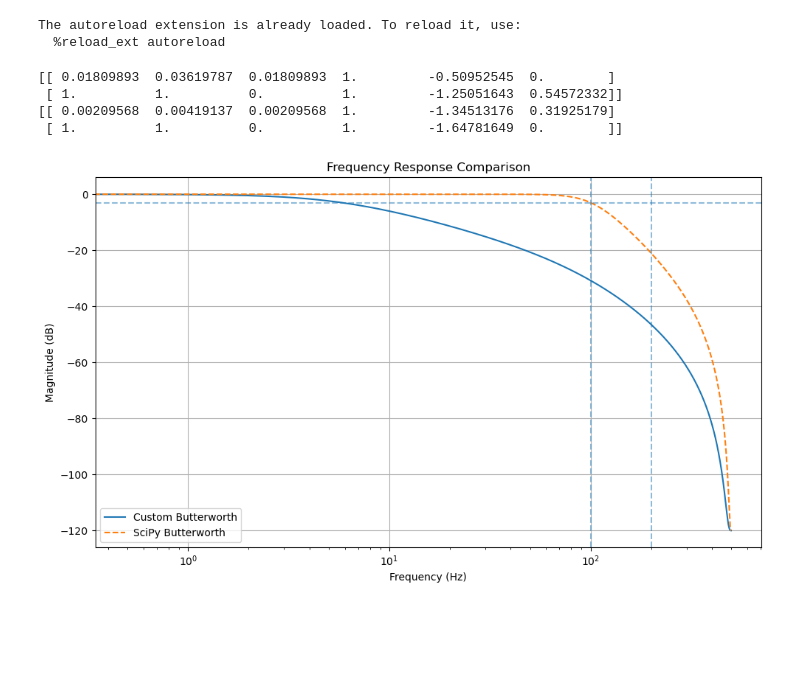
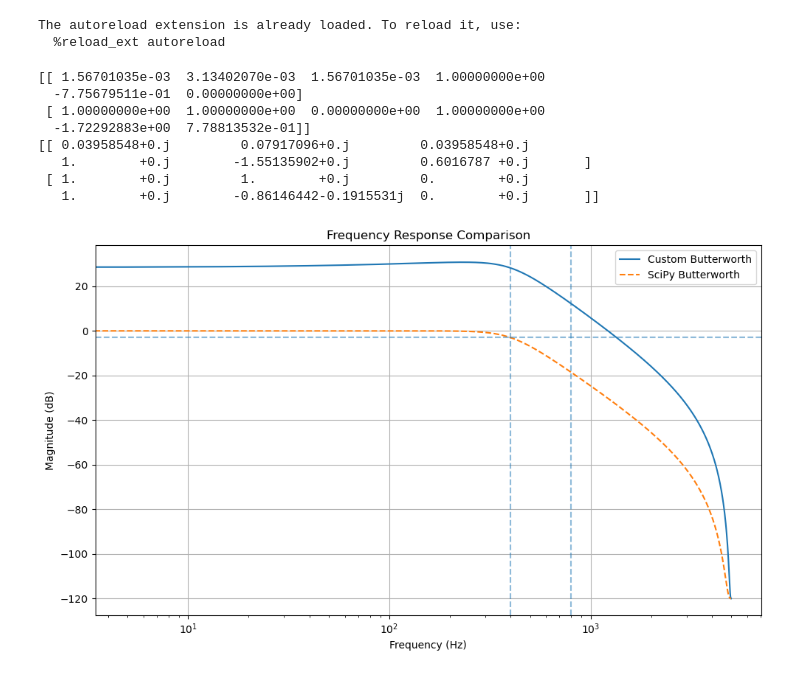
Before and after one commit to emlearn/emlearn-micropython, a Jupyter notebook: examples/filters_iir/FilterTests.ipynb, the cells around one changed output. Drawn from its saved outputs; the diff is of its cells as text; code cells hidden in the pictures; blank space fills up the shorter version.

```diff
--- a/examples/filters_iir/FilterTests.ipynb
+++ b/examples/filters_iir/FilterTests.ipynb
@@ -15,44 +15,48 @@ import matplotlib.pyplot as plt
 # Include the `design_butterworth()` function from above here
 
 # === Validation setup ===
-fs = 1000           # Sampling frequency (Hz)
+fs = 10000           # Sampling frequency (Hz)
 order = 3         # Filter order
-cutoff = 100        # Lowpass cutoff (Hz)
+cutoff = 400        # Lowpass cutoff (Hz)
 ftype = 'lowpass'   # Filter type
 
 # Your custom filter coefficients (SOS)
 custom_sos = design_butterworth(order, ftype, fs, cutoff)
 
 # SciPy reference filter (matched settings)
 nyq = fs / 2
 scipy_sos = signal.butter(order, cutoff, btype=ftype, output='sos', fs=fs)
 
 import numpy
 print(numpy.array(scipy_sos))
 print(numpy.array(custom_sos))
 
 # === Frequency response comparison ===
 def plot_sos_response(sos, label, style='-'):
     w, h = signal.sosfreqz(sos, worN=1024, fs=fs)
     plt.plot(w, 20 * np.log10(abs(h) + 1e-6), style, label=label)
 
 plt.figure(figsize=(10, 6))
 plot_sos_response(custom_sos, 'Custom Butterworth')
 plot_sos_response(scipy_sos, 'SciPy Butterworth', '--')
 plt.title('Frequency Response Comparison')
 plt.xlabel('Frequency (Hz)')
 plt.xscale('log')
 plt.ylabel('Magnitude (dB)')
 plt.axvline(cutoff, ls='--', alpha=0.5)
 plt.axvline(cutoff*2, ls='--', alpha=0.5)
 plt.axhline(-3.0, ls='--', alpha=0.5)
 plt.grid(True)
 plt.legend()
 plt.tight_layout()
 plt.show()
 # %% [output]
-[[ 0.01809893  0.03619787  0.01809893  1.         -0.50952545  0.        ]
- [ 1.          1.          0.          1.         -1.25051643  0.54572332]]
-[[ 0.00209568  0.00419137  0.00209568  1.         -1.34513176  0.31925179]
- [ 1.          1.          0.          1.         -1.64781649  0.        ]]
+[[ 1.56701035e-03  3.13402070e-03  1.56701035e-03  1.00000000e+00
+  -7.75679511e-01  0.00000000e+00]
+ [ 1.00000000e+00  1.00000000e+00  0.00000000e+00  1.00000000e+00
+  -1.72292883e+00  7.78813532e-01]]
+[[ 0.03958548+0.j         0.07917096+0.j         0.03958548+0.j
+   1.        +0.j        -1.55135902+0.j         0.6016787 +0.j       ]
+ [ 1.        +0.j         1.        +0.j         0.        +0.j
+   1.        +0.j        -0.86146442-0.1915531j  0.        +0.j       ]]
-[figure, old version]
+[figure, new version]
```
Also changed, not shown: 1 other file.
